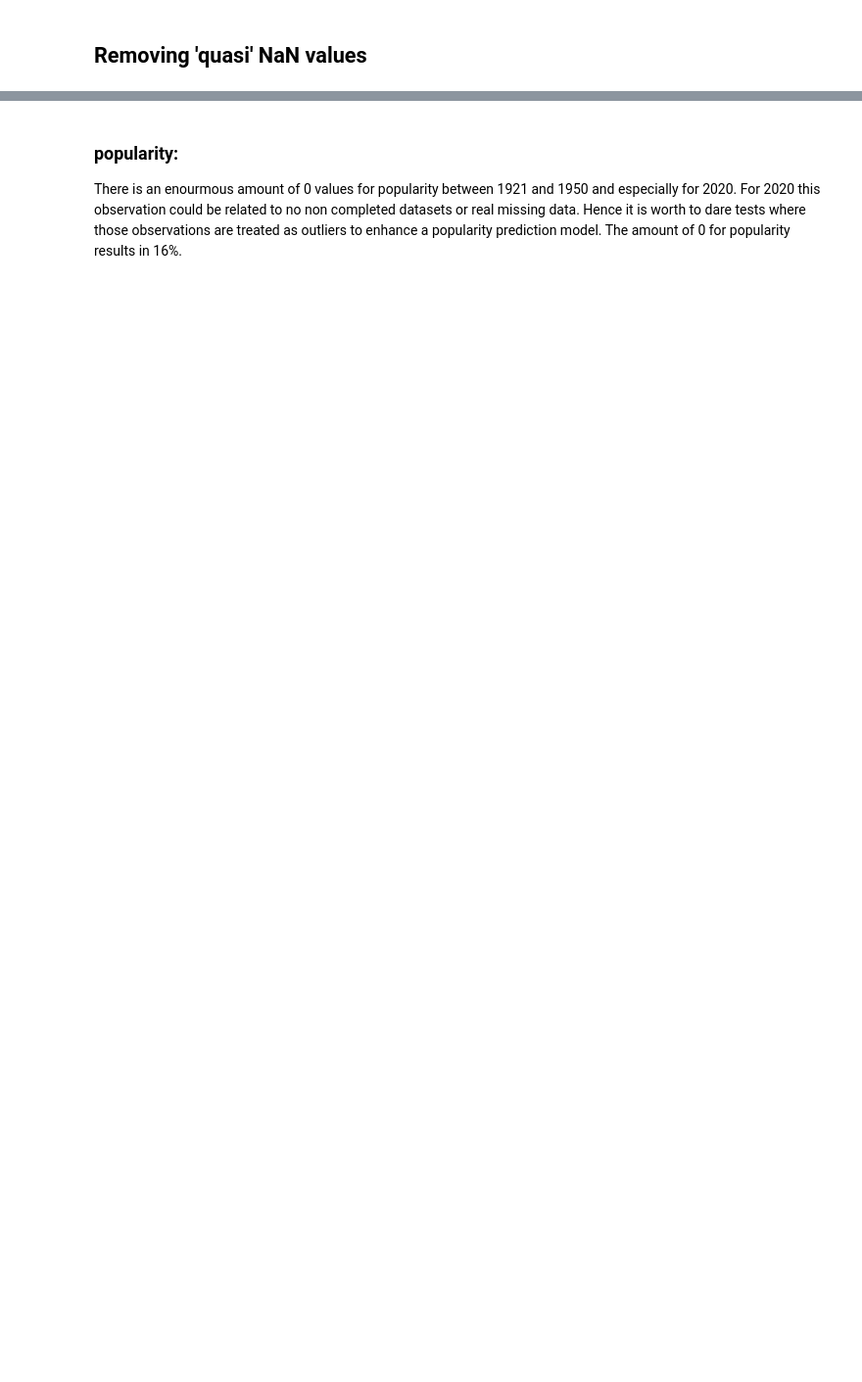
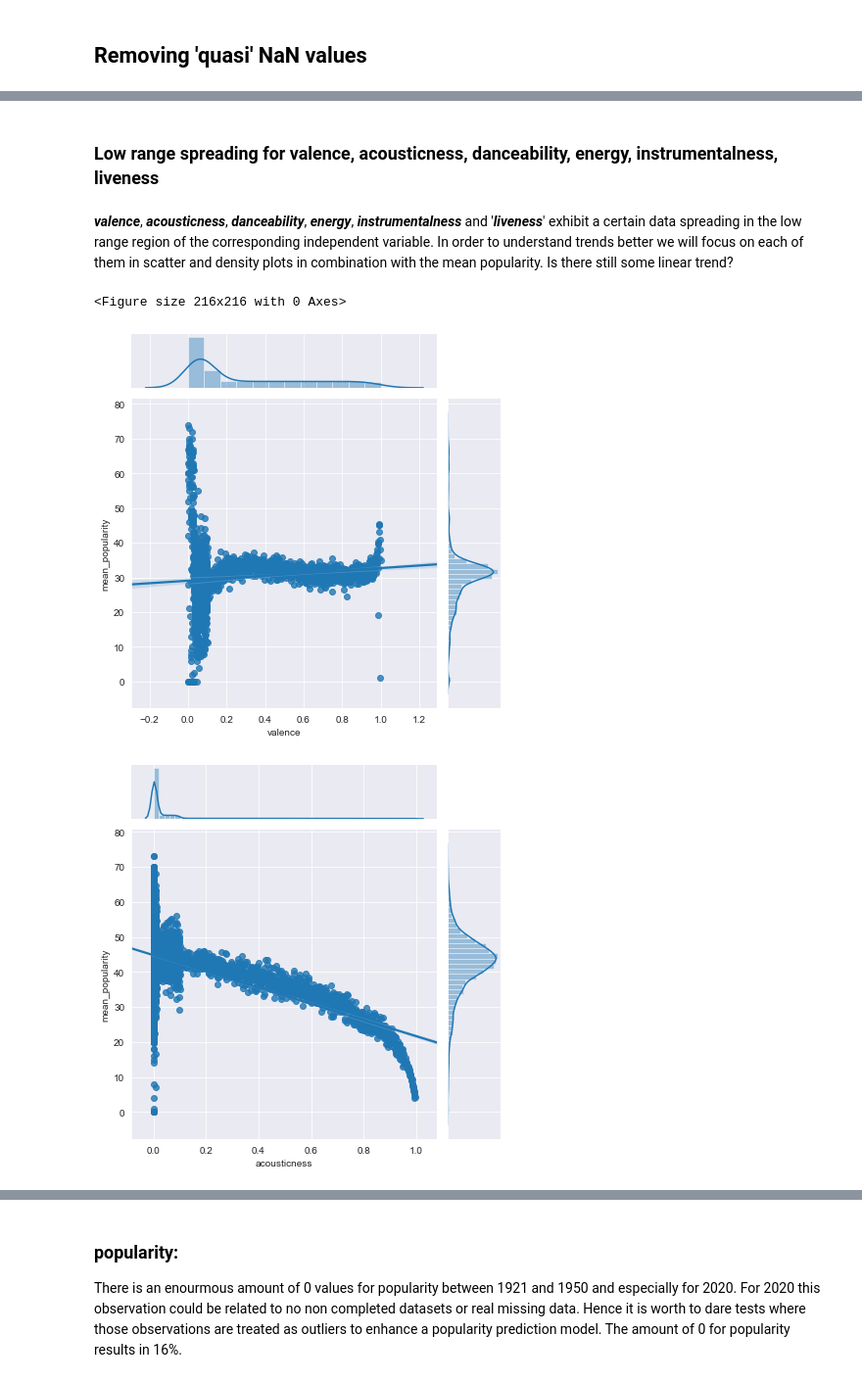
Before and after one commit to ddhartma/Spotify-dataset-analysis-160kTracks-1921-2020, a Jupyter notebook: project_1_write_a_data_science_blog_post.ipynb, the cells around one changed output, grey strips where cells are left out. Shown at 98% size. Drawn from its saved outputs; the diff is of its cells as text; code cells hidden in the pictures; blank space fills up the shorter version.

```diff
--- a/project_1_write_a_data_science_blog_post.ipynb
+++ b/project_1_write_a_data_science_blog_post.ipynb
@@ -363,0 +558,17 @@ display(data_zero_tempo[['name', 'artists', 'tempo', 'popularity', 'year']].head
+# %% [markdown]
+### Low range spreading for valence, acousticness, danceability, energy, instrumentalness, liveness
+# %% [markdown]
+***valence***, ***acousticness***, ***danceability***, ***energy***, ***instrumentalness*** and '***liveness***' exhibit a certain data spreading in the low range region of the corresponding independent variable. In order to understand trends better we will focus on each of them in scatter and density plots in combination with the mean popularity. Is there still some linear trend?
+# %%
+spread_set= ['valence', 'acousticness', 'danceability', 'energy', 'instrumentalness', 'liveness']
+
+plt.figure(figsize=(3,3))
+for i, xvar in enumerate(spread_set):
+    mean_df = df.groupby([xvar])['popularity'].mean().to_frame().reset_index()
+    mean_df['mean_popularity'] = mean_df['popularity']
+    #sns.scatterplot(x=mean_df[xvar], y=mean_df.popularity)
+    sns.jointplot(x=xvar, y='mean_popularity', data=mean_df, kind='reg')
+# %% [output]
+<Figure size 216x216 with 0 Axes>
+[figure, added]
+[figure, added]
```
Also changed, not shown: parts of 37 cells of this notebook, 1 other file.
